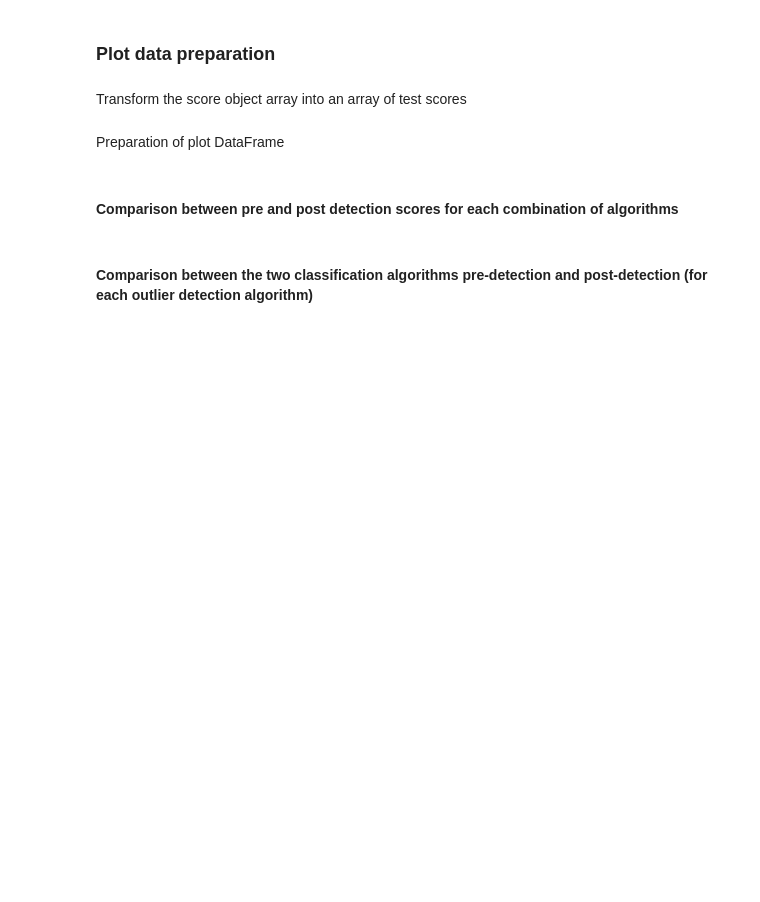
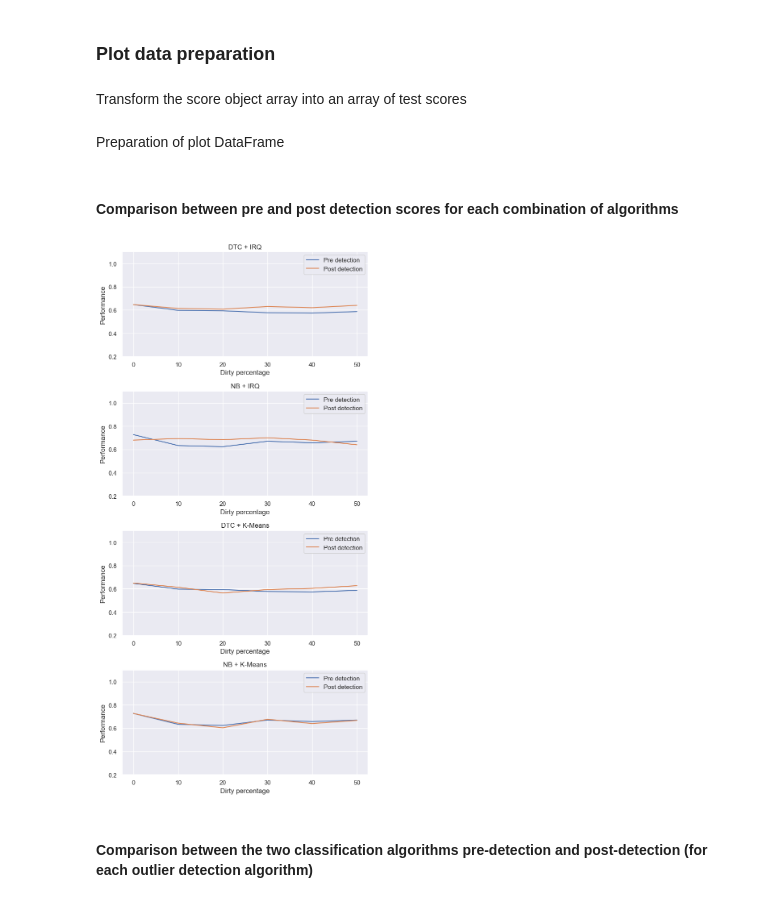
Before and after one commit to matteovisotto/DQ-SangiVisotto, a Jupyter notebook: DQ-German.ipynb, the cells around one changed output. Drawn from its saved outputs; the diff is of its cells as text; code cells hidden in the pictures; blank space fills up the shorter version.

```diff
--- a/DQ-German.ipynb
+++ b/DQ-German.ipynb
@@ -166,11 +168,13 @@ def cleanDatasetsIRQ(datasets):
 # %%
 def cleanDatasetKMeans(datasets):
     cleaned_list = []
+    i=0
     for df in datasets:
         cleaned = df.copy()
         cleaned = cleaned.drop('Risk', axis=1)
-        cleaned = KMeansDetection(cleaned)
+        cleaned = KMeansDetection(cleaned, i)
         cleaned_list.append(cleaned)
+        i=i+1
     return cleaned_list
 # %% [markdown]
 Compute scores
@@ -211,3 +215,3 @@ Find column by column outliers using ZScore and DBSCAN and replace them with mea
 # %%
-cleaned_zs_lists = cleanDatasetsIRQ(german_list)
+cleaned_irq_lists = cleanDatasetsIRQ(german_list)
 cleaned_km_list = cleanDatasetKMeans(german_list)
@@ -216,8 +218,8 @@ ValueError: all the input array dimensions for the concatenation axis must match
 # %% [markdown]
 Perform again the classification after outliers detection and print results
 # %%
-cleaned_DTscores_zs = computeScoresDT(cleaned_zs_lists)
-cleaned_NBscores_zs = computeScoresNB(cleaned_zs_lists)
+cleaned_DTscores_irq = computeScoresDT(cleaned_irq_lists)
+cleaned_NBscores_irq = computeScoresNB(cleaned_irq_lists)
 cleaned_DTscores_km = computeScoresDT(cleaned_km_list)
 cleaned_NBscores_km = computeScoresNB(cleaned_km_list)
 # %%
@@ -245,8 +299,8 @@ plotData = {
     'dirty': [0, 10, 20, 30, 40, 50],
     'DTc_pre': toArray(DTscores),
     'NB_pre': toArray(NBscore),
-    'DTc_zs_post': toArray(cleaned_DTscores_zs),
-    'NB_zs_post': toArray(cleaned_NBscores_zs),
+    'DTc_irq_post': toArray(cleaned_DTscores_irq),
+    'NB_irq_post': toArray(cleaned_NBscores_irq),
     'DTc_km_post': toArray(cleaned_DTscores_km),
     'NB_km_post': toArray(cleaned_NBscores_km)
 }
@@ -256,35 +310,37 @@ plotDF = pd.DataFrame(plotData)
 # %%
 sns.set()
 fig, axes = plt.subplots(4, 1, sharex=False, figsize=(7,14))
 
 sns.lineplot(ax=axes[0], x='dirty', y='DTc_pre', data=plotDF)
-sns.lineplot(ax=axes[0], x='dirty', y='DTc_zs_post', data=plotDF)
+sns.lineplot(ax=axes[0], x='dirty', y='DTc_irq_post', data=plotDF)
 axes[0].legend(['Pre detection', 'Post detection'])
 axes[0].set(xlabel='Dirty percentage', ylabel='Performance')
 axes[0].set_ylim(0.2,1.1)
-axes[0].set_title('DTC + ZScore')
+axes[0].set_title('DTC + IRQ')
 
 sns.lineplot(ax=axes[1], x='dirty', y='NB_pre', data=plotDF)
-sns.lineplot(ax=axes[1], x='dirty', y='NB_zs_post', data=plotDF)
+sns.lineplot(ax=axes[1], x='dirty', y='NB_irq_post', data=plotDF)
 axes[1].legend(['Pre detection', 'Post detection'])
 axes[1].set(xlabel='Dirty percentage', ylabel='Performance')
 axes[1].set_ylim(0.2,1.1)
-axes[1].set_title('NB + ZScore')
+axes[1].set_title('NB + IRQ')
 
 sns.lineplot(ax=axes[2], x='dirty', y='DTc_pre', data=plotDF)
 sns.lineplot(ax=axes[2], x='dirty', y='DTc_km_post', data=plotDF)
 axes[2].legend(['Pre detection', 'Post detection'])
 axes[2].set(xlabel='Dirty percentage', ylabel='Performance')
 axes[2].set_ylim(0.2,1.1)
 axes[2].set_title('DTC + K-Means')
 
 sns.lineplot(ax=axes[3], x='dirty', y='NB_pre', data=plotDF)
 sns.lineplot(ax=axes[3], x='dirty', y='NB_km_post', data=plotDF)
 axes[3].legend(['Pre detection', 'Post detection'])
 axes[3].set(xlabel='Dirty percentage', ylabel='Performance')
 axes[3].set_ylim(0.2,1.1)
 axes[3].set_title('NB + K-Means')
 fig.tight_layout()
+# %% [output]
+[figure, added]
 # %% [markdown]
 #### Comparison between the two classification algorithms pre-detection and post-detection (for each outlier detection algorithm)
 # %%
```
Also changed, not shown: parts of 12 cells of this notebook.
